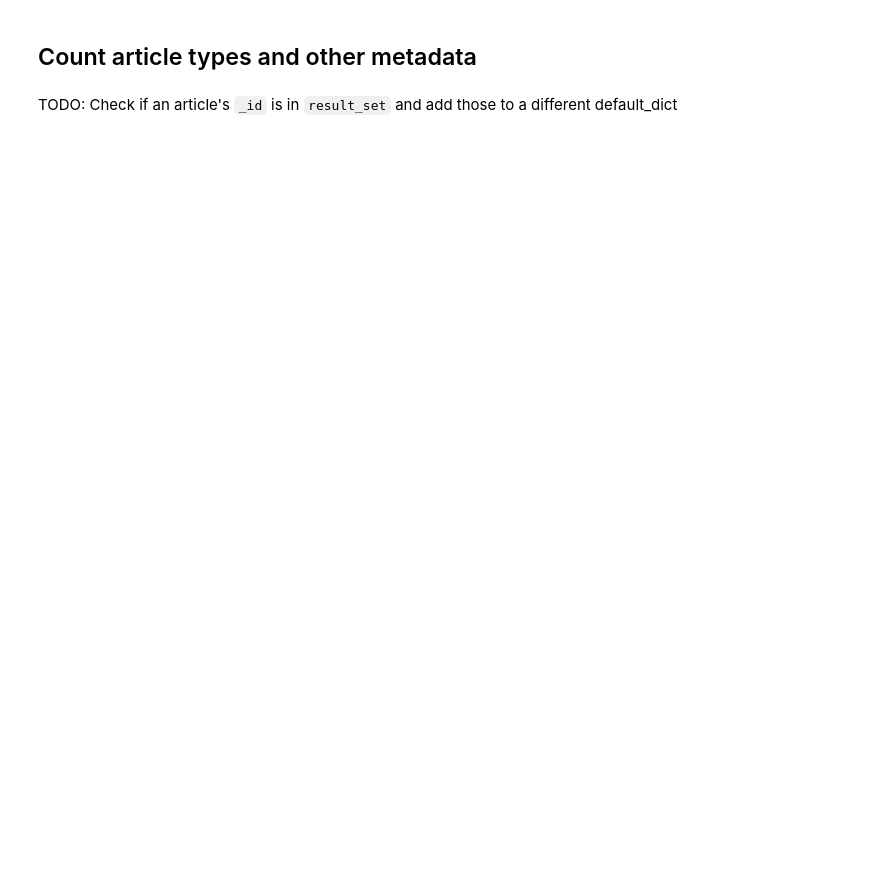
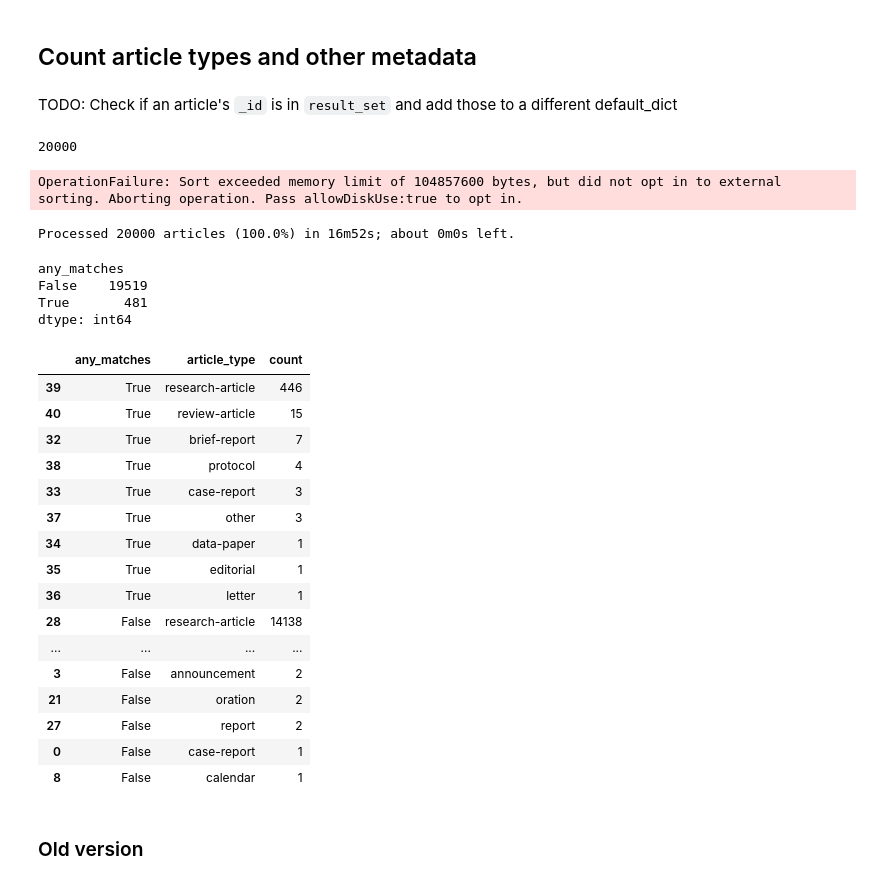
Before and after one commit to ecohealthalliance/ai4e-data-labeling, a Jupyter notebook: summary_stats.ipynb, the cells around one changed output. Cells and saved outputs as stored; diff of their text form; code cells hidden in the pictures; blank space fills up the shorter version.

Commit message:
Updated visualizations of documents

```diff
--- a/summary_stats.ipynb
+++ b/summary_stats.ipynb
@@ -89,3 +188,51 @@ result_set
 ## Count article types and other metadata
 # %% [markdown]
 TODO: Check if an article's `_id` is in `result_set` and add those to a different default_dict
+# %%
+articles.count_documents({})
+# %% [output]
+20000
+# %%
+cursor = articles.aggregate([{ "$sample": { "size": articles.count_documents({}) } }])
+# %% [output]
+OperationFailure: Sort exceeded memory limit of 104857600 bytes, but did not opt in to external sorting. Aborting operation. Pass allowDiskUse:true to opt in.
+# %%
+matches = list(articles.find({}))
+# %%
+id_types = defaultdict(int)
+article_types = defaultdict(int)
+keywords = defaultdict(int)
+
+reporter = Reporter(25, len(matches))
+
+rows = []
+
+for idx, record in enumerate(matches):
+    reporter.report(idx)
+
+    row = {}
+    article = Article(record["xml"])
+
+    row["id"] = record["id"]
+    row["keywords"] = article.keywords()
+    row["id_types"] = list(article.pub_ids().keys())
+    row["article_type"] = article.article_type()
+    row["has_body"] = True if article.soup.body else False
+    row["text_matches"] = record.get("text_matches")
+    row["article_title"] = article.article_title()
+    row["journal_title"] = article.journal_title()
+    row["text_length"] = len(record["extracted_text"])
+
+    rows.append(row)
+# %% [output]
+Processed 20000 articles (100.0%) in 16m52s; about 0m0s left.
+# %%
+article_df = pd.DataFrame.from_records(rows)
+# %%
+article_df["any_matches"] = [False if row is None else True for row in article_df["text_matches"]]
+article_df.groupby(["any_matches"]).size()
+# %% [output]
+any_matches
+False    19519
+True       481
+dtype: int64
@@ -91,0 +241,23 @@ TODO: Check if an article's `_id` is in `result_set` and add those to a differen
+# %%
+article_df.groupby(["any_matches", "article_type"]).size()
+art_types = article_df.groupby(["any_matches", "article_type"]).size().reset_index()
+art_types.columns = ["any_matches", "article_type", "count"]
+art_types.sort_values(by = ["any_matches", "count"], ascending=False)
+# %% [output]
+|  | any_matches | article_type | count |
+| 39 | True | research-article | 446 |
+| 40 | True | review-article | 15 |
+| 32 | True | brief-report | 7 |
+| 38 | True | protocol | 4 |
+| 33 | True | case-report | 3 |
+| 37 | True | other | 3 |
+| 34 | True | data-paper | 1 |
+| 35 | True | editorial | 1 |
+| 36 | True | letter | 1 |
+| 28 | False | research-article | 14138 |
+| ... | ... | ... | ... |
+| 3 | False | announcement | 2 |
+| 21 | False | oration | 2 |
+| 27 | False | report | 2 |
+| 0 | False | case-report | 1 |
+| 8 | False | calendar | 1 |
@@ -92,3 +288,5 @@ TODO: Check if an article's `_id` is in `result_set` and add those to a differen
+# %% [markdown]
+### Old version
 # %%
 id_types = defaultdict(int)
 article_types = defaultdict(int)
```
Also changed, not shown: parts of 44 cells of this notebook, 8 other files.
